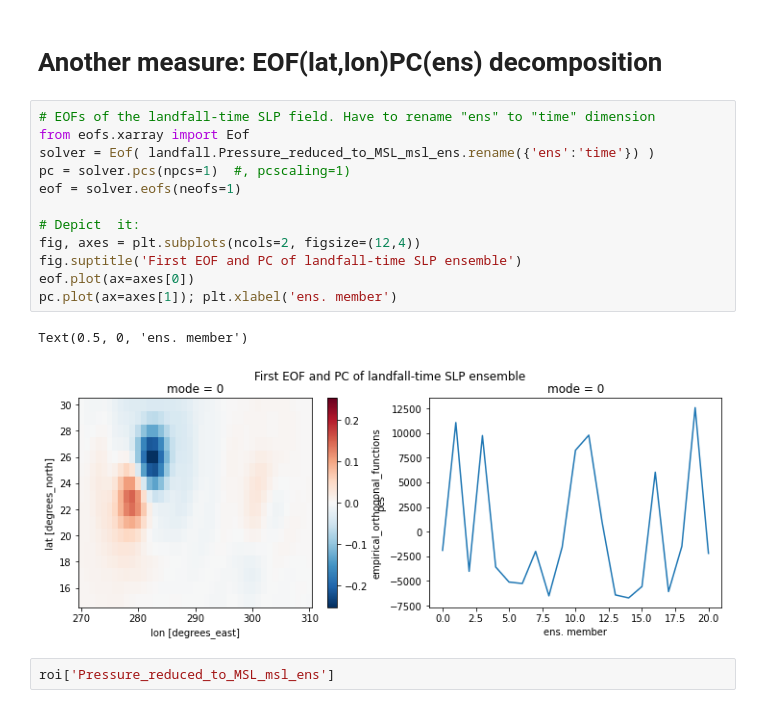
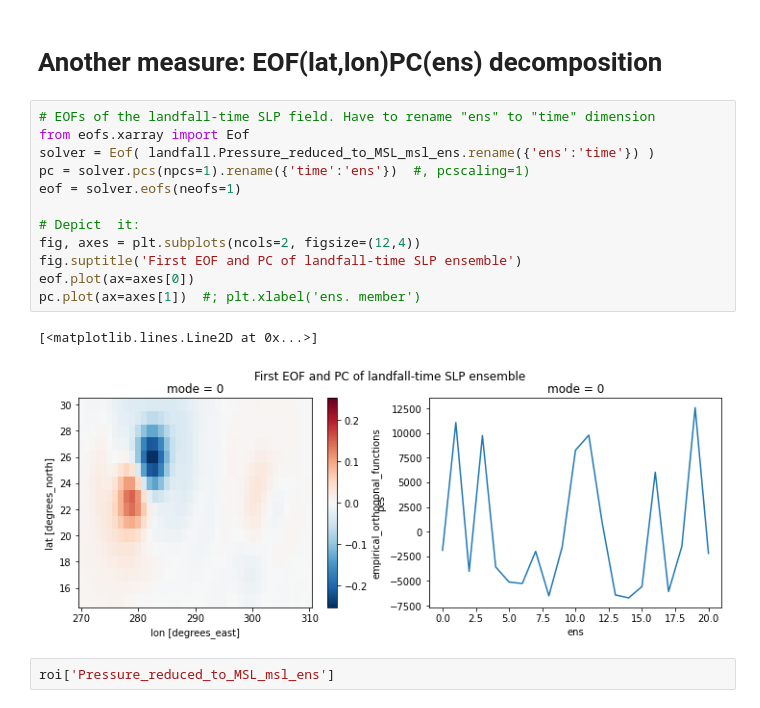
Before and after one commit to MPOcanes/MPO624_2022, a Jupyter notebook: Notebooks/Irma_Ensembles.ipynb, the cells around one changed output. Drawn from its saved outputs; the diff is of its cells as text.

```diff
--- a/Notebooks/Irma_Ensembles.ipynb
+++ b/Notebooks/Irma_Ensembles.ipynb
@@ -82,18 +79,18 @@ SLPmins
 # %%
 # EOFs of the landfall-time SLP field. Have to rename "ens" to "time" dimension
 from eofs.xarray import Eof
 solver = Eof( landfall.Pressure_reduced_to_MSL_msl_ens.rename({'ens':'time'}) )
-pc = solver.pcs(npcs=1)  #, pcscaling=1)
+pc = solver.pcs(npcs=1).rename({'time':'ens'})  #, pcscaling=1)
 eof = solver.eofs(neofs=1)
 
 # Depict  it:
 fig, axes = plt.subplots(ncols=2, figsize=(12,4))
 fig.suptitle('First EOF and PC of landfall-time SLP ensemble')
 eof.plot(ax=axes[0])
-pc.plot(ax=axes[1]); plt.xlabel('ens. member')
+pc.plot(ax=axes[1])  #; plt.xlabel('ens. member')
 # %% [output]
-Text(0.5, 0, 'ens. member')
+[<matplotlib.lines.Line2D at 0x...>]
-[figure, old version]
+[figure, new version]
 # %%
 roi['Pressure_reduced_to_MSL_msl_ens']
 # %% [output]
```
Also changed, not shown: parts of 10 cells of this notebook, 1 other file.
